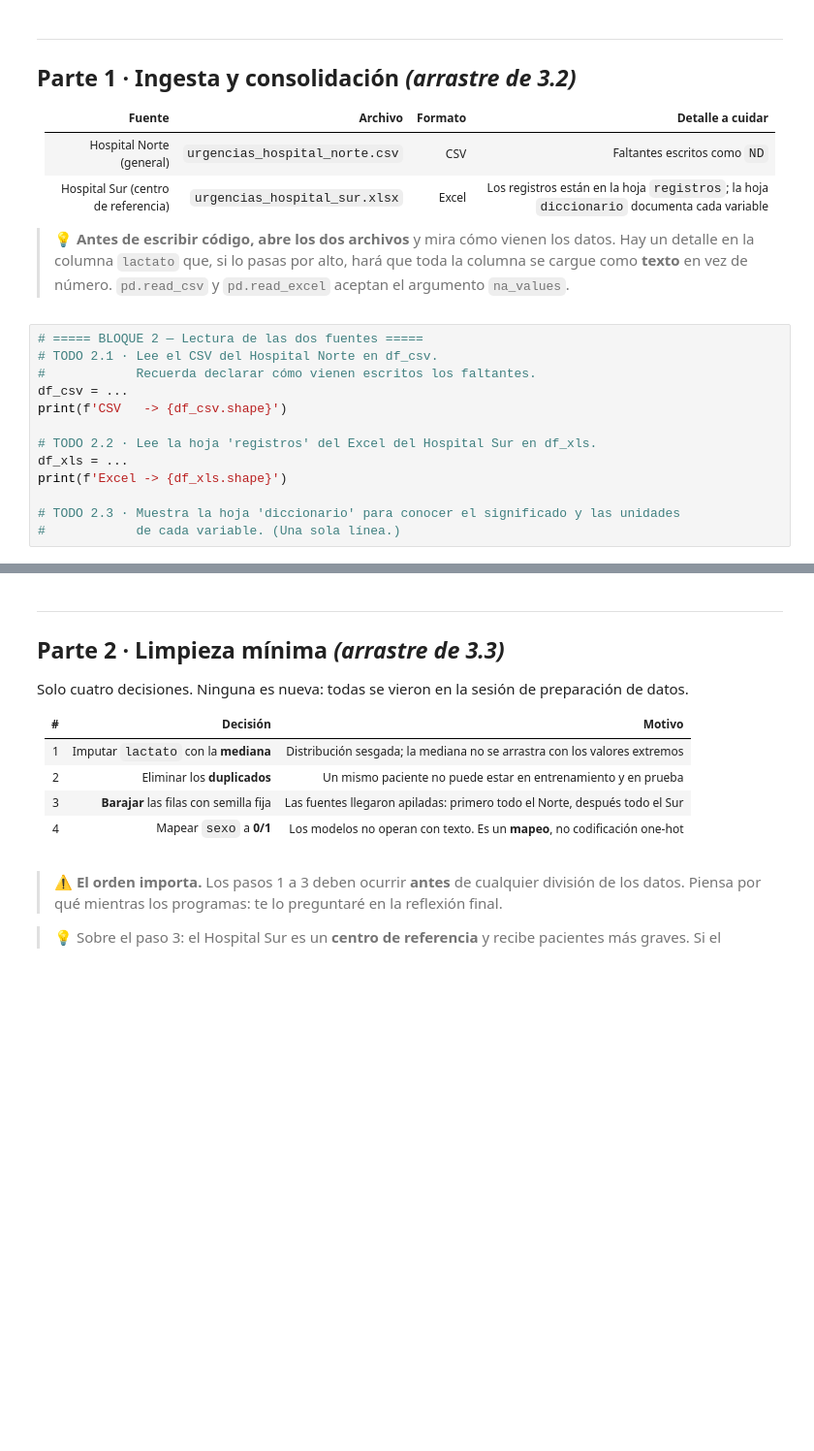
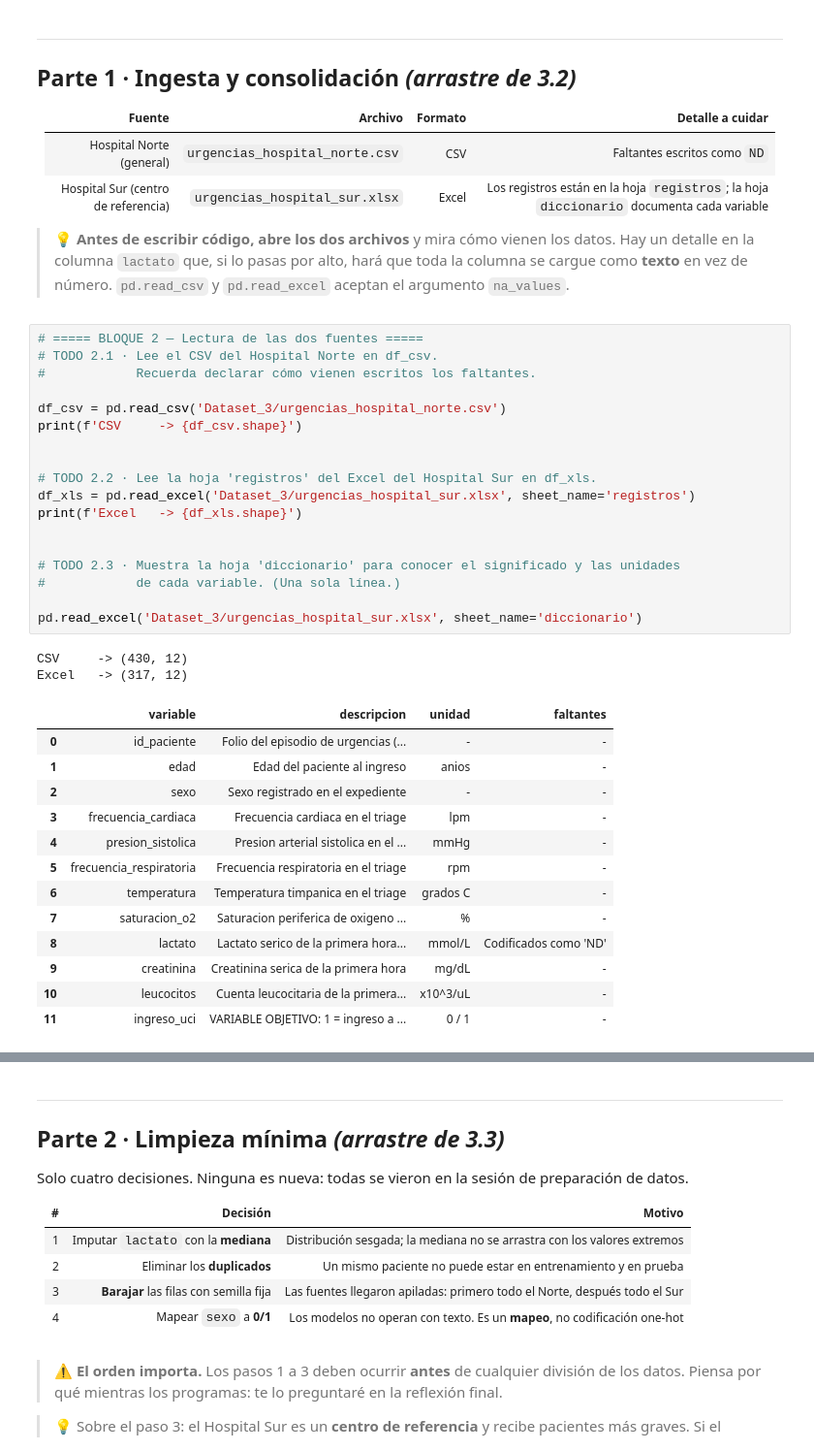
Before and after one commit to robertogurrola17-cmyk/practicas_IA, a Jupyter notebook: tarea2_segregacionDatos/Tarea_U3_Segregacion_y_Entrenamiento_ALUMNO.ipynb, the cells around one changed output, grey strips where cells are left out. Shown at 97% size. Saved outputs shown, nothing was run; the diff lists cells and outputs as text; blank space fills up the shorter version.

```diff
--- a/tarea2_segregacionDatos/Tarea_U3_Segregacion_y_Entrenamiento_ALUMNO.ipynb
+++ b/tarea2_segregacionDatos/Tarea_U3_Segregacion_y_Entrenamiento_ALUMNO.ipynb
@@ -82,13 +82,34 @@ np.random.seed(SEED)
 # %%
 # ===== BLOQUE 2 — Lectura de las dos fuentes =====
 # TODO 2.1 · Lee el CSV del Hospital Norte en df_csv.
 #            Recuerda declarar cómo vienen escritos los faltantes.
-df_csv = ...
-print(f'CSV   -> {df_csv.shape}')
+
+df_csv = pd.read_csv('Dataset_3/urgencias_hospital_norte.csv')
+print(f'CSV     -> {df_csv.shape}')
+
 
 # TODO 2.2 · Lee la hoja 'registros' del Excel del Hospital Sur en df_xls.
-df_xls = ...
-print(f'Excel -> {df_xls.shape}')
+df_xls = pd.read_excel('Dataset_3/urgencias_hospital_sur.xlsx', sheet_name='registros')
+print(f'Excel   -> {df_xls.shape}')
+
 
 # TODO 2.3 · Muestra la hoja 'diccionario' para conocer el significado y las unidades
 #            de cada variable. (Una sola línea.)
+
+pd.read_excel('Dataset_3/urgencias_hospital_sur.xlsx', sheet_name='diccionario')
+# %% [output]
+CSV     -> (430, 12)
+Excel   -> (317, 12)
+|  | variable | descripcion | unidad | faltantes |
+| 0 | id_paciente | Folio del episodio de urgencias (... | - | - |
+| 1 | edad | Edad del paciente al ingreso | anios | - |
+| 2 | sexo | Sexo registrado en el expediente | - | - |
+| 3 | frecuencia_cardiaca | Frecuencia cardiaca en el triage | lpm | - |
+| 4 | presion_sistolica | Presion arterial sistolica en el ... | mmHg | - |
+| 5 | frecuencia_respiratoria | Frecuencia respiratoria en el triage | rpm | - |
+| 6 | temperatura | Temperatura timpanica en el triage | grados C | - |
+| 7 | saturacion_o2 | Saturacion periferica de oxigeno ... | % | - |
+| 8 | lactato | Lactato serico de la primera hora... | mmol/L | Codificados como 'ND' |
+| 9 | creatinina | Creatinina serica de la primera hora | mg/dL | - |
+| 10 | leucocitos | Cuenta leucocitaria de la primera... | x10^3/uL | - |
+| 11 | ingreso_uci | VARIABLE OBJETIVO: 1 = ingreso a ... | 0 / 1 | - |
```
Also changed, not shown: parts of 12 cells of this notebook, 1 other file.
